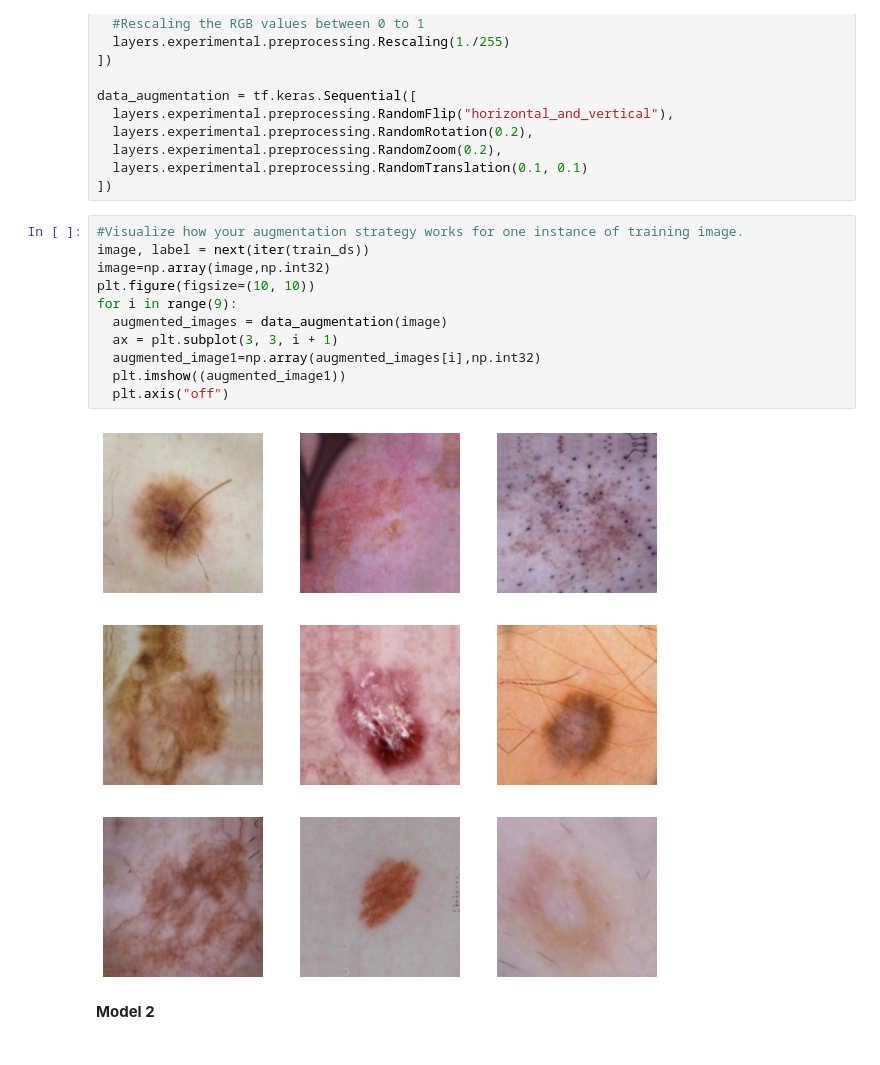
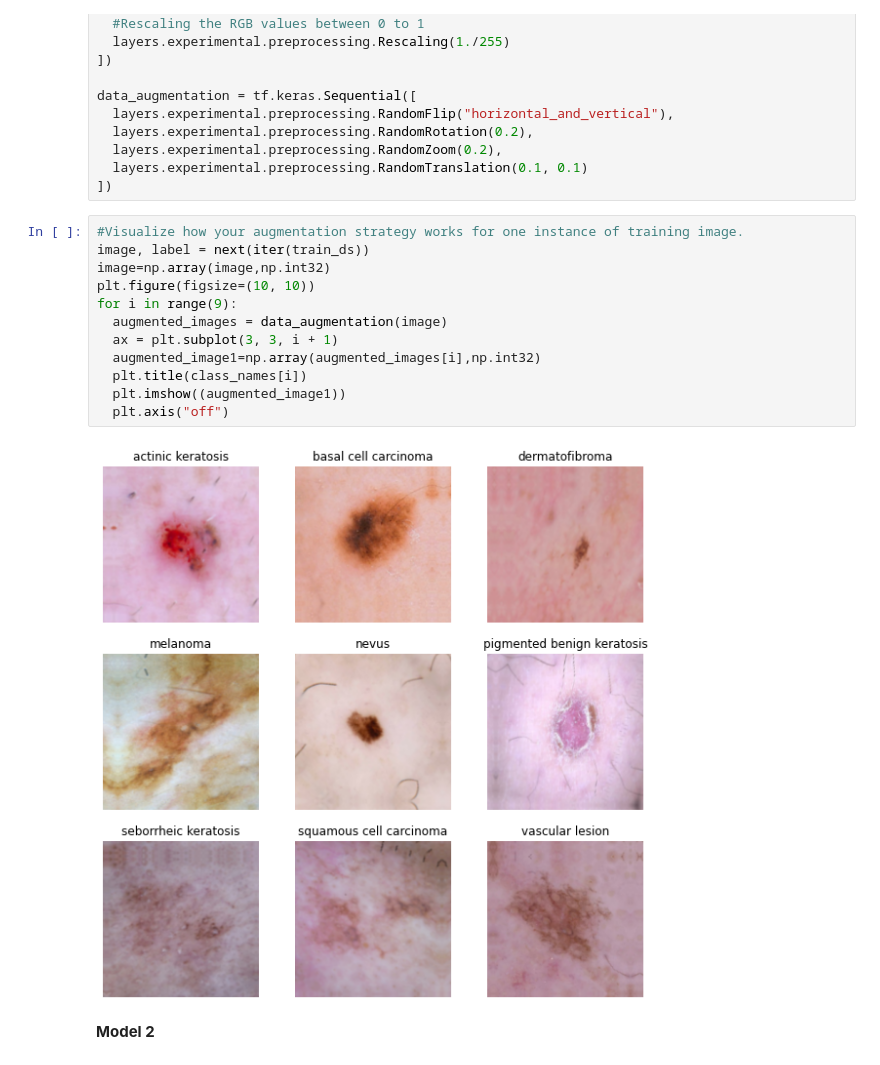
Before and after one commit to Sudeep-KS/Melanoma_Detection, a Jupyter notebook: Sudeep_K_S_nn.ipynb, the cells around one changed output. Drawn from its saved outputs; the diff is of its cells as text.

```diff
--- a/Sudeep_K_S_nn.ipynb
+++ b/Sudeep_K_S_nn.ipynb
@@ -237,16 +237,17 @@ data_augmentation = tf.keras.Sequential([
 # %%
 #Visualize how your augmentation strategy works for one instance of training image.
 image, label = next(iter(train_ds))
 image=np.array(image,np.int32)
 plt.figure(figsize=(10, 10))
 for i in range(9):
   augmented_images = data_augmentation(image)
   ax = plt.subplot(3, 3, i + 1)
   augmented_image1=np.array(augmented_images[i],np.int32)
+  plt.title(class_names[i])
   plt.imshow((augmented_image1))
   plt.axis("off")
 # %% [output]
-[figure, old version]
+[figure, new version]
 # %% [markdown]
 **Model 2**
 # %%
```
